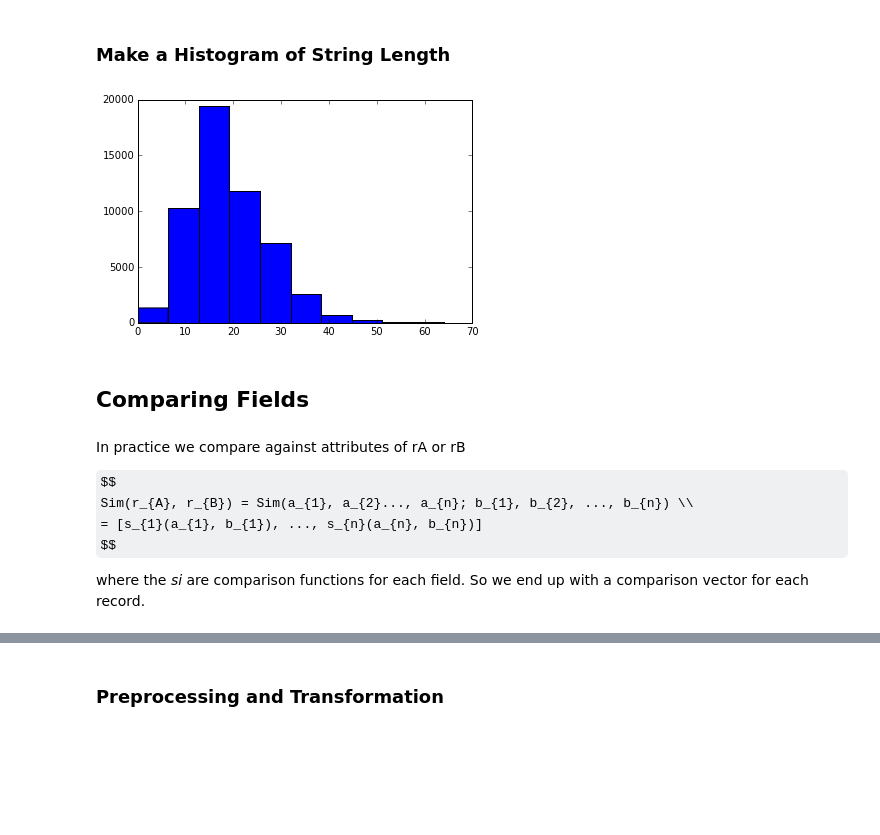
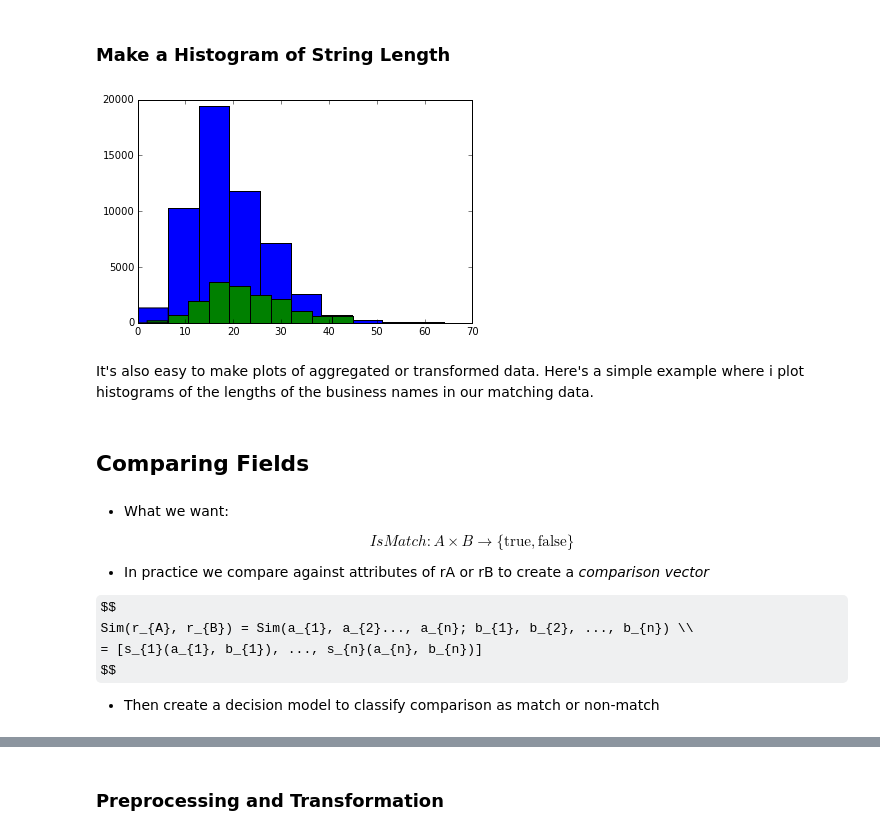
Before and after one commit to mikemull/Notebooks, a Jupyter notebook: PyDataNYCSlides.ipynb, the cells around one changed output, grey strips where cells are left out. Cells and saved outputs as stored; diff of their text form; code cells hidden in the pictures; some formulas as TeX source; blank space fills up the shorter version.

```diff
--- a/PyDataNYCSlides.ipynb
+++ b/PyDataNYCSlides.ipynb
@@ -83,0 +106,9 @@ memory usage: 2.0+ MB
+# %%
+fields = ['dba',
+          'location_address',
+          'location_city',
+          'location_zip_code',
+          'district',
+          'county_number']
+df_fl_a = df_fl[fields].drop_duplicates()
+df_fl_a.info()
@@ -86,11 +155,10 @@ memory usage: 2.0+ MB
 # %%
 t={ord(x): y for (x, y) in zip('0123456789', '9999999999')}
 
-def zip_trans(z): return z.translate(t) if pd.notnull(z) else z
+def zip_trans(z): return str(z).translate(t) if pd.notnull(z) else z
 
-df_fl_a['pzip'] =  df_fl_a.location_zip_code.apply(zip_trans)
-print(df_fl_a.groupby('pzip').size())
-
-df_oge_a_fl['pzip'] =  df_oge_a_fl.zip_cd.apply(lambda x: zip_trans(str(int(x))))
-print(df_oge_a_fl.groupby('pzip').size())
+df_fl_a['zip_code_pattern'] =  df_fl_a.location_zip_code.apply(zip_trans)
+print(df_fl_a.groupby('zip_code_pattern').size())
+df_oge_a_fl['zip_code_pattern'] = df_oge_a_fl.zip_cd.apply(zip_trans)
+print(df_oge_a_fl.groupby('zip_code_pattern').size())
 # %% [output]
@@ -113,6 +185,14 @@ def leading_patt(s):
             return patt
     return 'OTHER'
 
-df_oge_a_fl['patt'] = df_oge_a_fl.trade_nm.apply(leading_patt)
-df_oge_a_fl.groupby('patt').size()
+df_oge_a_fl = df_oge[['trade_nm',
+                      'legal_name',
+                      'street_addr_1_txt',
+                      'cty_nm',
+                      'st_cd',
+                      'zip_cd',
+                      'naic_cd']].drop_duplicates()
+
+df_oge_a_fl['leading_pattern'] = df_oge_a_fl.trade_nm.apply(leading_patt)
+df_oge_a_fl.groupby('leading_pattern').size()
 # %% [output]
@@ -146,18 +244,27 @@ df_fl_a.groupby(['dba','location_zip_code'])\
 # %%
 %matplotlib inline
 import matplotlib.pyplot as plt
 
 _ = plt.hist(df_fl_a.dba.apply(lambda x: len(x) if pd.notnull(x) else 0))
+_ = plt.hist(df_oge_a_fl.trade_nm.apply(lambda x: len(x) if pd.notnull(x) else 0))
 # %% [output]
-[figure, old version]
+[figure, new version]
+# %% [markdown]
+It's also easy to make plots of aggregated or transformed data.  Here's a simple example where i plot histograms of the lengths of the business names in our matching data.
 # %% [markdown]
 ## Comparing Fields
 # %% [markdown]
-In practice we compare against attributes of rA or rB
+- What we want:
+
+$$
+IsMatch: A \times B \to \{\mathrm{true},  \mathrm{false}\}
+$$
+
+- In practice we compare against attributes of rA or rB to create a _comparison vector_
 
 $$
 Sim(r_{A}, r_{B}) = Sim(a_{1}, a_{2}..., a_{n}; b_{1}, b_{2}, ..., b_{n}) \\
 = [s_{1}(a_{1}, b_{1}), ..., s_{n}(a_{n}, b_{n})]
 $$
 
-where the _si_ are comparison functions for each field.  So we end up with a comparison vector for each record.
+- Then create a decision model to classify comparison as match or non-match
```
Also changed, not shown: parts of 97 cells of this notebook, 2 other files.
